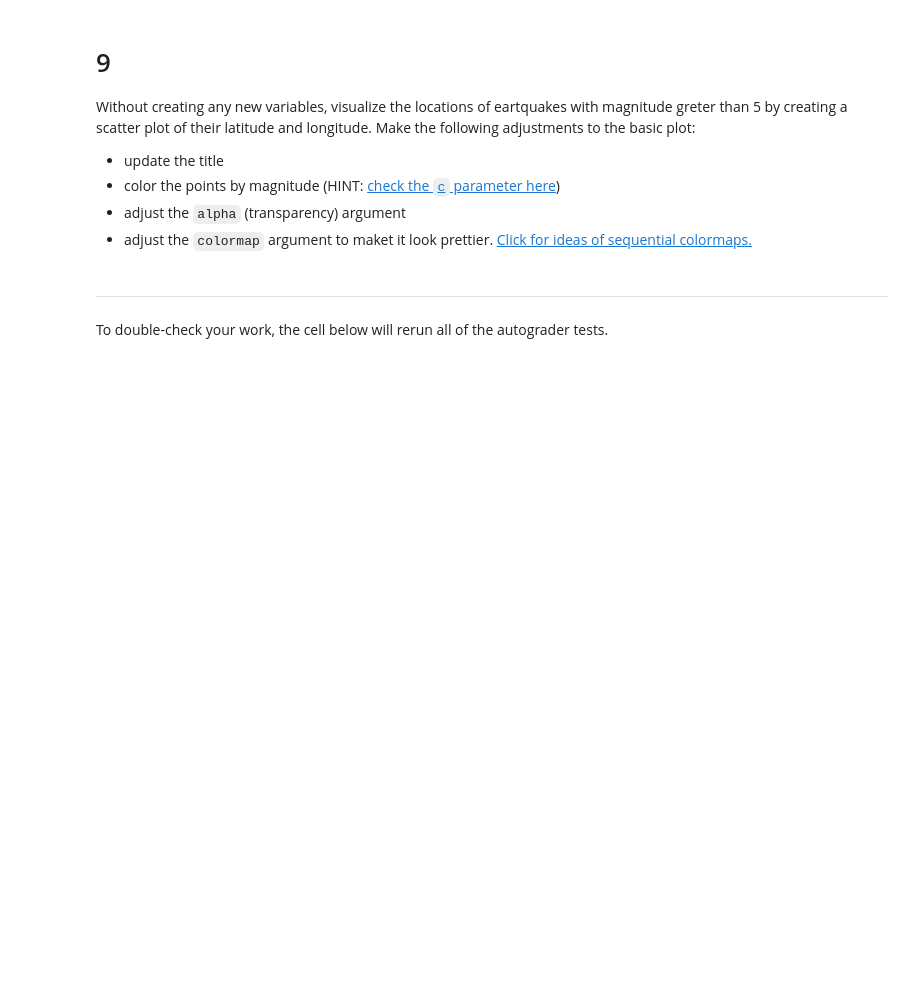
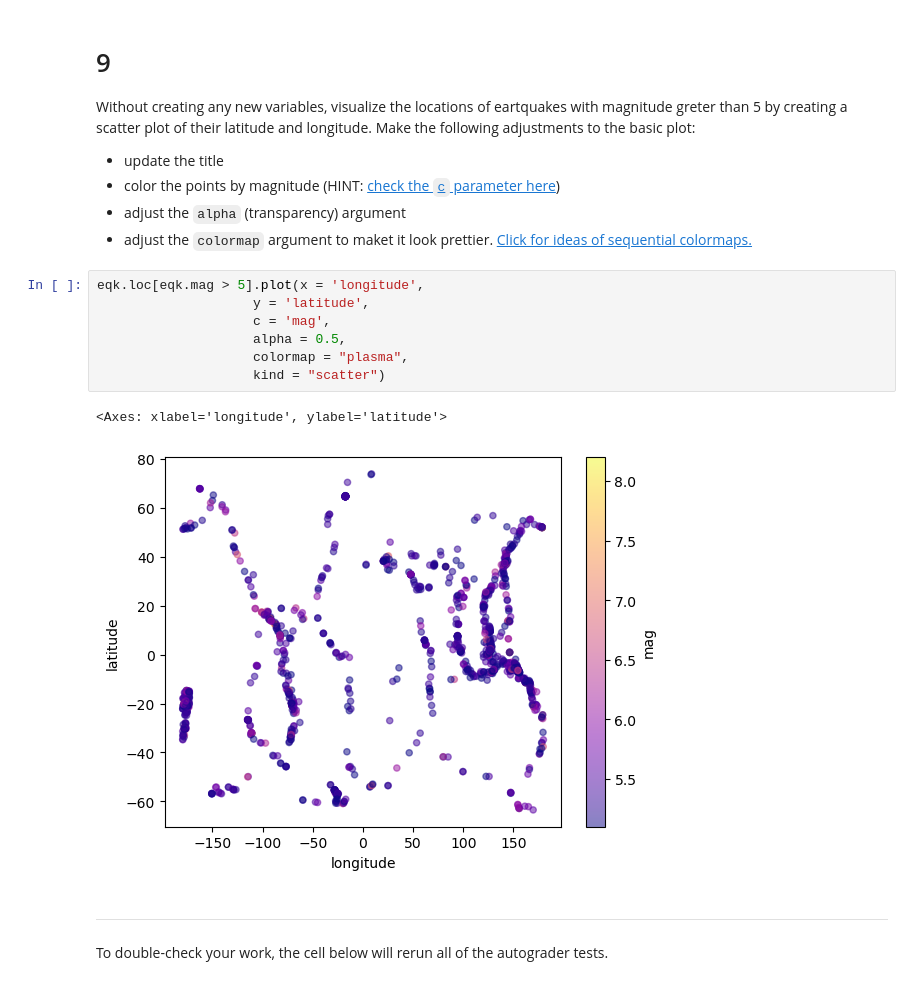
Before and after one commit to NatBonnet/eds220-hwk1, a Jupyter notebook: task3/hwk1-task3-earthquakes.ipynb, the cells around one changed output. Drawn from its saved outputs; the diff is of its cells as text; blank space fills up the shorter version.

```diff
--- a/task3/hwk1-task3-earthquakes.ipynb
+++ b/task3/hwk1-task3-earthquakes.ipynb
@@ -289,6 +279,16 @@ Without creating any new variables, visualize the locations of eartquakes with m
 - color the points by magnitude (HINT: [check the `c` parameter here](https://pandas.pydata.org/pandas-docs/stable/reference/api/pandas.DataFrame.plot.scatter.html))
 - adjust the `alpha` (transparency) argument
 - adjust the `colormap` argument to maket it look prettier. [Click for ideas of sequential colormaps.](https://matplotlib.org/stable/users/explain/colors/colormaps.html)
+# %%
+eqk.loc[eqk.mag > 5].plot(x = 'longitude',
+                    y = 'latitude',
+                    c = 'mag',
+                    alpha = 0.5,
+                    colormap = "plasma",
+                    kind = "scatter")
+# %% [output]
+<Axes: xlabel='longitude', ylabel='latitude'>
+[figure, added]
 # %% [markdown]
 ---
 
```
Also changed, not shown: parts of 23 cells of this notebook.
